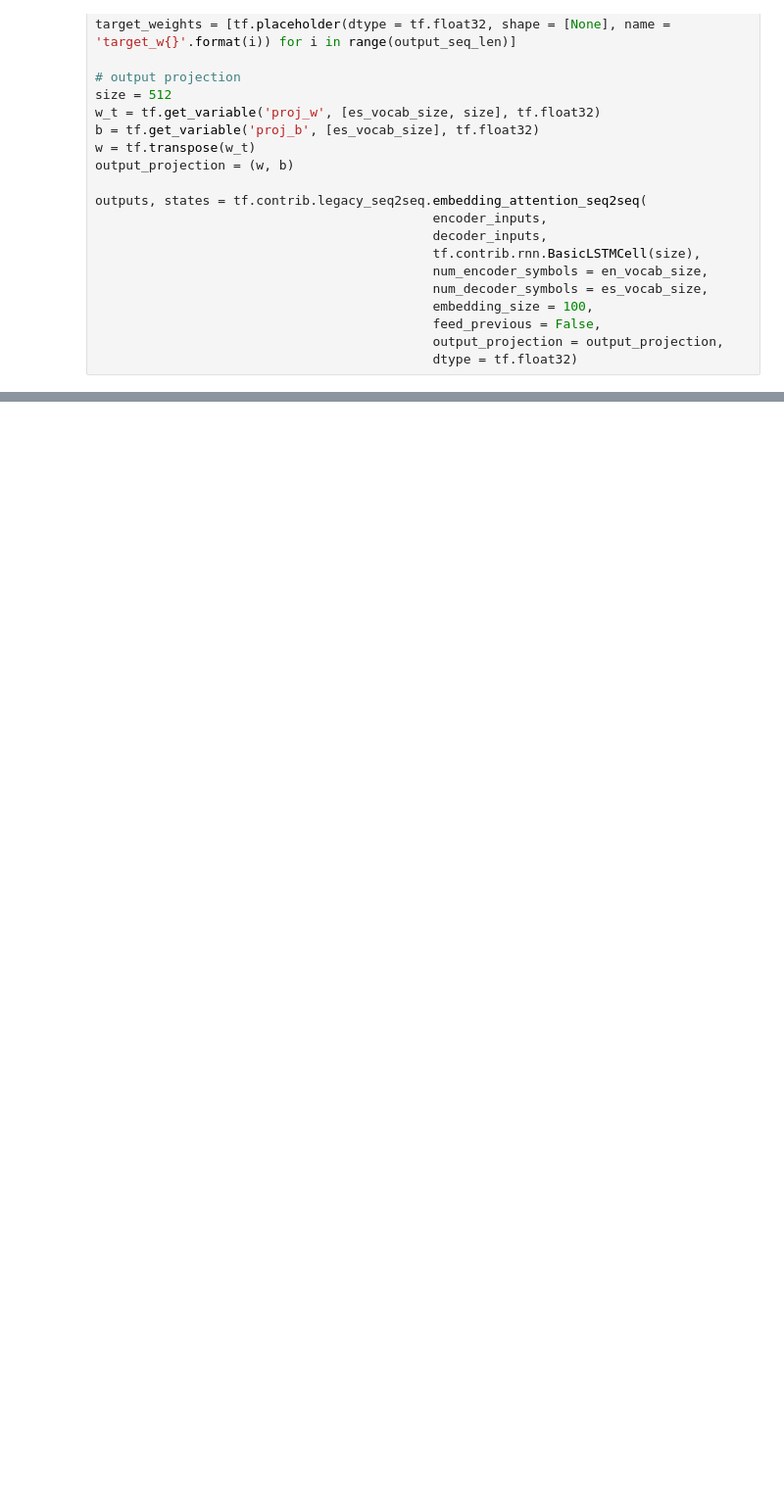
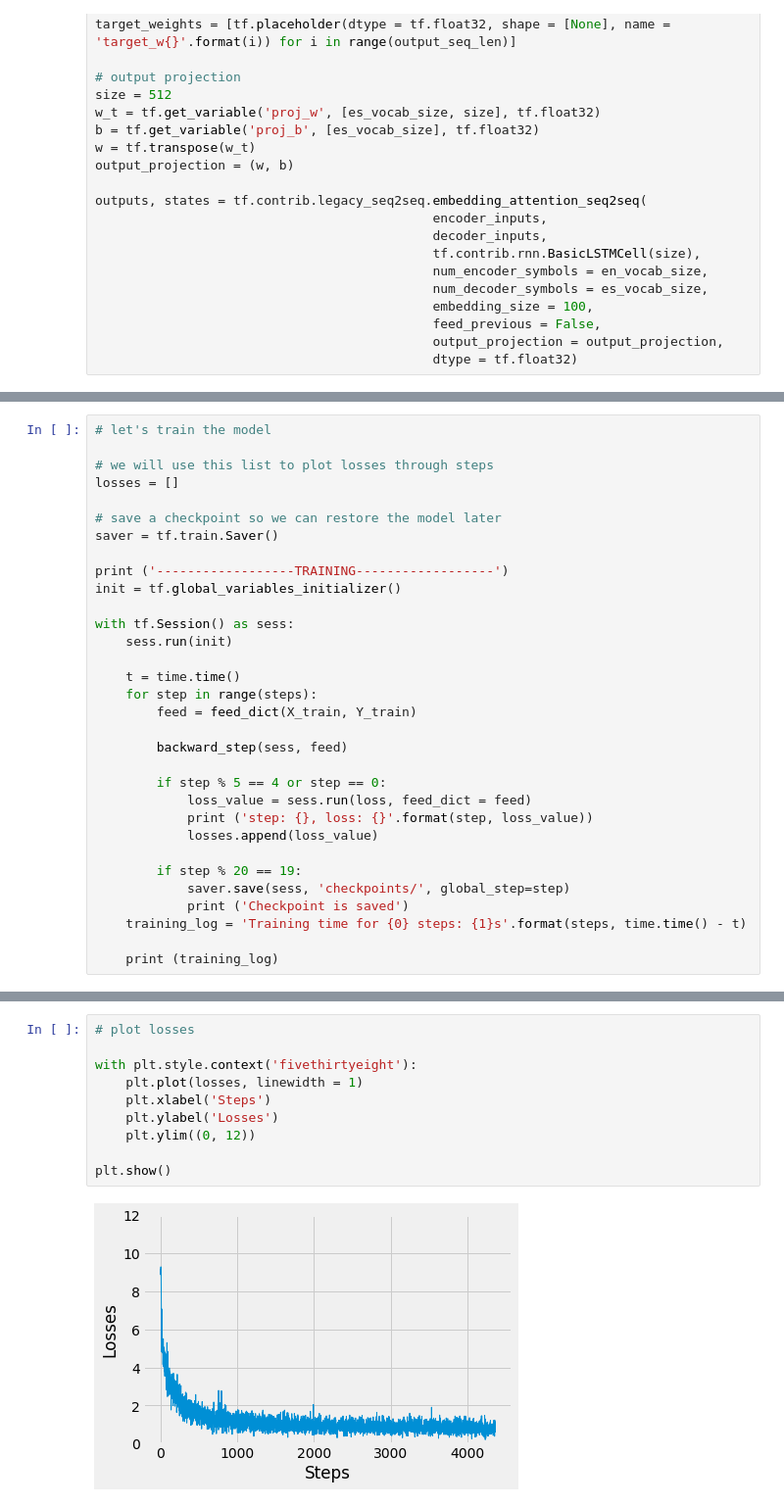
Before and after one commit to gasani/undergraduate-practice, a Jupyter notebook: nmt/nmt.ipynb, the cells around one changed output, grey strips where cells are left out. Shown at 98% size. Cells and saved outputs as stored; diff of their text form; blank space fills up the shorter version.

Commit message:
creado y entrenado el modelo

```diff
--- a/nmt/nmt.ipynb
+++ b/nmt/nmt.ipynb
@@ -169,0 +251,32 @@ outputs, states = tf.contrib.legacy_seq2seq.embedding_attention_seq2seq(
+# %%
+# let's train the model
+
+# we will use this list to plot losses through steps
+losses = []
+
+# save a checkpoint so we can restore the model later
+saver = tf.train.Saver()
+
+print ('------------------TRAINING------------------')
+init = tf.global_variables_initializer()
+
+with tf.Session() as sess:
+    sess.run(init)
+
+    t = time.time()
+    for step in range(steps):
+        feed = feed_dict(X_train, Y_train)
+
+        backward_step(sess, feed)
+
+        if step % 5 == 4 or step == 0:
+            loss_value = sess.run(loss, feed_dict = feed)
+            print ('step: {}, loss: {}'.format(step, loss_value))
+            losses.append(loss_value)
+
+        if step % 20 == 19:
+            saver.save(sess, 'checkpoints/', global_step=step)
+            print ('Checkpoint is saved')
+    training_log = 'Training time for {0} steps: {1}s'.format(steps, time.time() - t)
+
+    print (training_log)
@@ -169,0 +302,12 @@ outputs, states = tf.contrib.legacy_seq2seq.embedding_attention_seq2seq(
+# %%
+# plot losses
+
+with plt.style.context('fivethirtyeight'):
+    plt.plot(losses, linewidth = 1)
+    plt.xlabel('Steps')
+    plt.ylabel('Losses')
+    plt.ylim((0, 12))
+
+plt.show()
+# %% [output]
+[figure, added]
```
Also changed, not shown: parts of 10 cells of this notebook.
